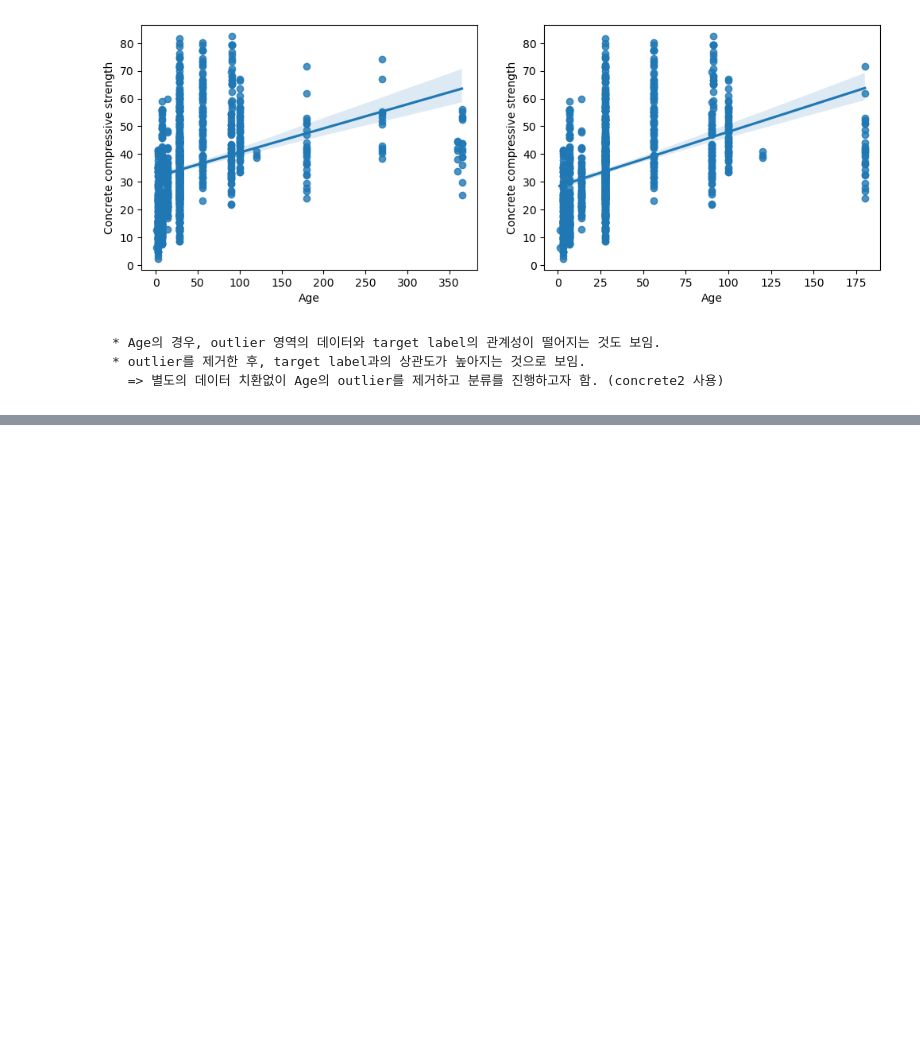
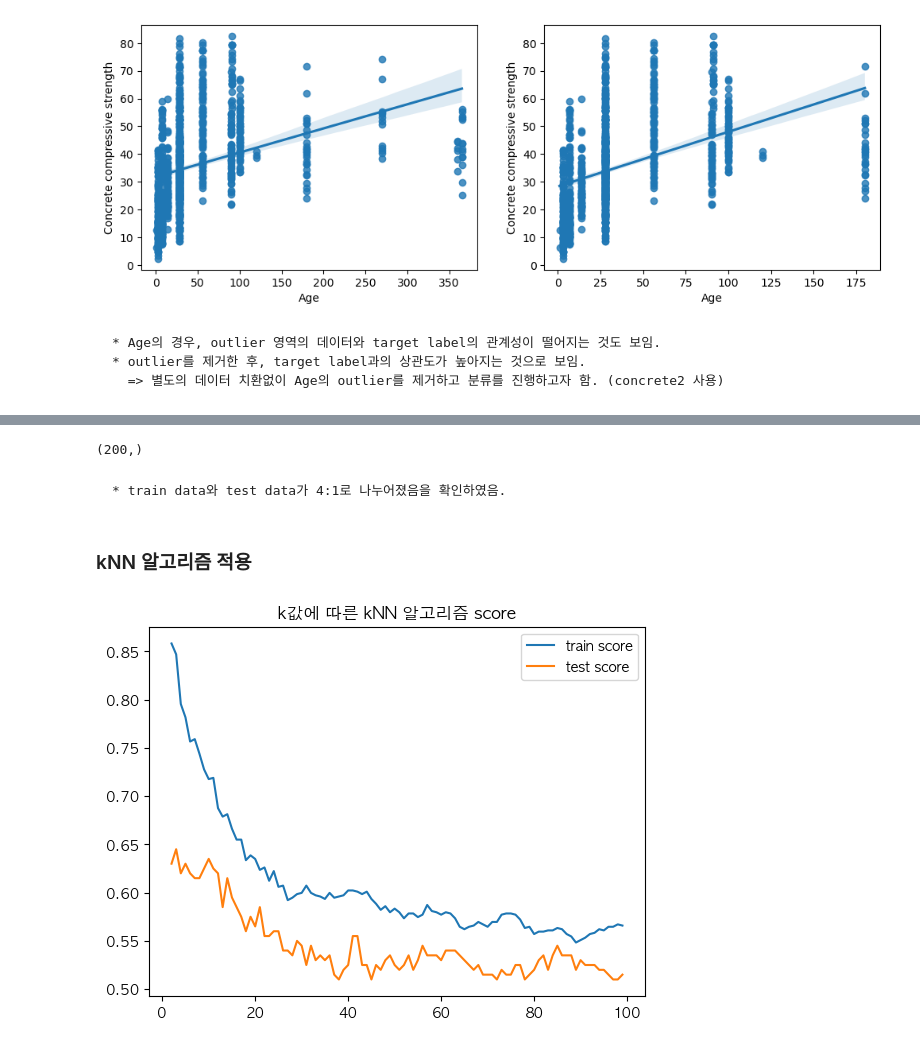
Before and after one commit to bonecar1216/Python_study, a Jupyter notebook: ML/ML_Study/kNN_NB.ipynb, the cells around one changed output, grey strips where cells are left out. Cells and saved outputs as stored; diff of their text form; code cells hidden in the pictures; blank space fills up the shorter version.

```diff
--- a/ML/ML_Study/kNN_NB.ipynb
+++ b/ML/ML_Study/kNN_NB.ipynb
@@ -189,0 +222,5 @@ sns.regplot(data = concrete2, x = 'Age', y = 'Concrete compressive strength', ax
+# %%
+from sklearn.preprocessing import StandardScaler
+std_scaler = StandardScaler()
+# %%
+std_scaler.fit(concrete3.iloc[:,:-2])
@@ -189,0 +229,6 @@ sns.regplot(data = concrete2, x = 'Age', y = 'Concrete compressive strength', ax
+# %%
+X = std_scaler.transform(concrete3.iloc[:,:-2])
+y = concrete3.label
+# train data와 test data로 분리
+from sklearn.model_selection import train_test_split
+X_train, X_test, y_train, y_test = train_test_split(X, y, test_size = 0.2, stratify = y, random_state = 0)
@@ -189,0 +247,8 @@ sns.regplot(data = concrete2, x = 'Age', y = 'Concrete compressive strength', ax
+# %%
+y_test.shape
+# %% [output]
+(200,)
+# %% [markdown]
+    * train data와 test data가 4:1로 나누어졌음을 확인하였음.
+# %% [markdown]
+### kNN 알고리즘 적용
@@ -189,0 +257,21 @@ sns.regplot(data = concrete2, x = 'Age', y = 'Concrete compressive strength', ax
+# %%
+# k값에 따른 score 계산
+train_scores = []
+test_scores = []
+
+for k in range(2,100):
+    knn = KNeighborsClassifier(n_neighbors=k)
+    knn.fit(X_train, y_train)
+    train_scores.append(knn.score(X_train, y_train))
+    test_scores.append(knn.score(X_test, y_test))
+# %%
+# k값에 따른 score 값 확인
+mpl.rc('font', family='AppleGothic')
+plt.rcParams['axes.unicode_minus'] = False
+plt.plot(range(2,100), train_scores)
+plt.plot(range(2,100), test_scores)
+plt.legend(['train score', 'test score'])
+plt.title('k값에 따른 kNN 알고리즘 score')
+plt.show()
+# %% [output]
+[figure, added]
```
Also changed, not shown: parts of 20 cells of this notebook, 1 other file.
